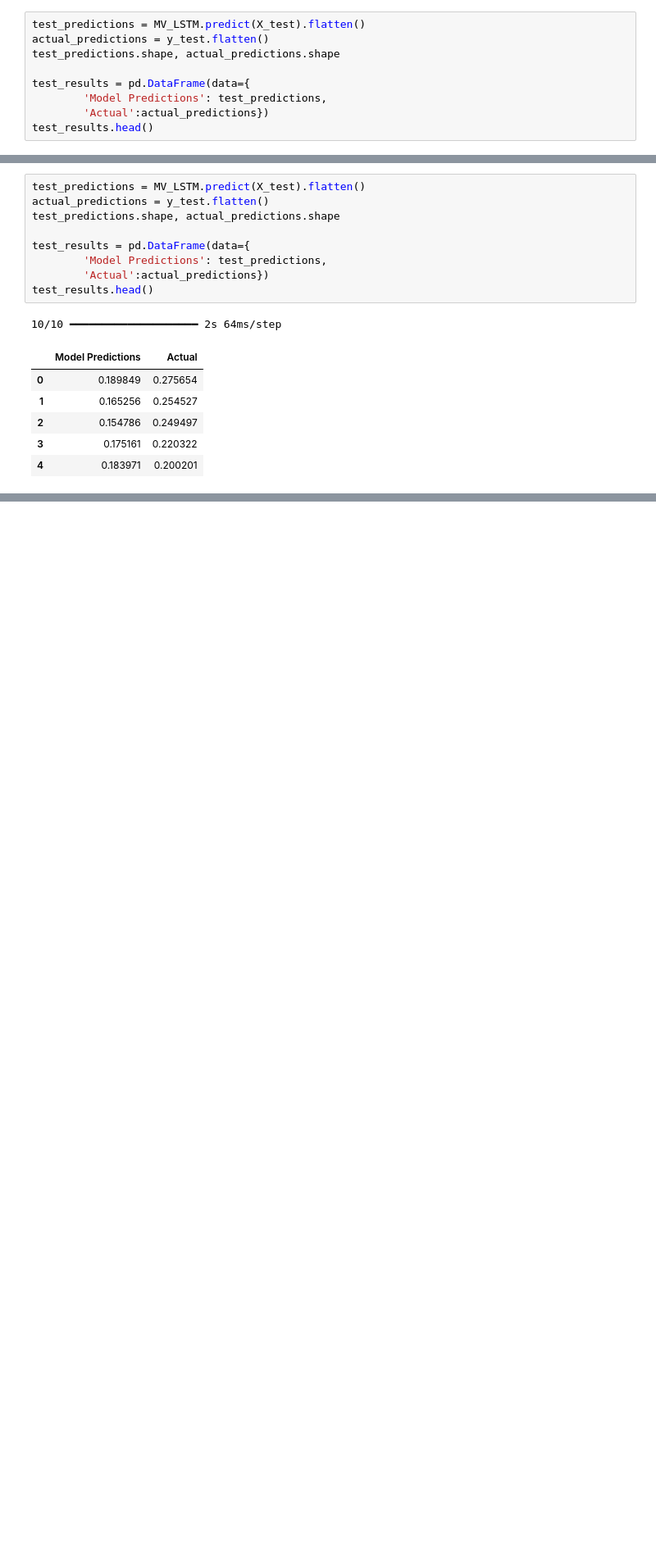
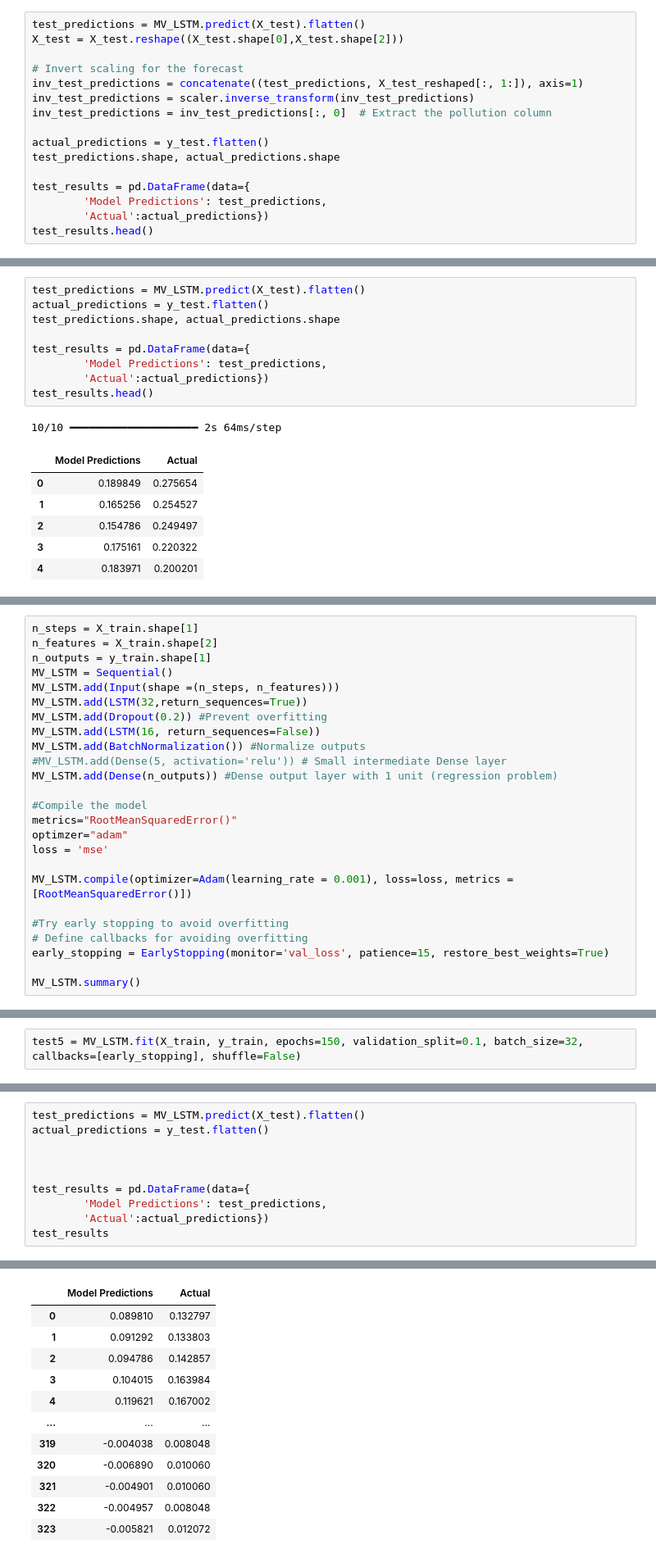
Before and after one commit to djjjones6/Group_Assessment_2, a Jupyter notebook: Matt W/LSTM_practice.ipynb, the cells around one changed output, grey strips where cells are left out. Shown: that part at 82% size. Drawn from its saved outputs; the diff is of its cells as text; blank space fills up the shorter version.

```diff
--- a/Matt W/LSTM_practice.ipynb
+++ b/Matt W/LSTM_practice.ipynb
@@ -154,5 +173,12 @@ history.predict(X_test): This generates predictions for X_test, resulting in a 2
 # %%
 test_predictions = MV_LSTM.predict(X_test).flatten()
+X_test = X_test.reshape((X_test.shape[0],X_test.shape[2]))
+
+# Invert scaling for the forecast
+inv_test_predictions = concatenate((test_predictions, X_test_reshaped[:, 1:]), axis=1)
+inv_test_predictions = scaler.inverse_transform(inv_test_predictions)
+inv_test_predictions = inv_test_predictions[:, 0]  # Extract the pollution column
+
 actual_predictions = y_test.flatten()
 test_predictions.shape, actual_predictions.shape
 
@@ -326,0 +513,25 @@ test_results.head()
+# %%
+n_steps = X_train.shape[1]
+n_features = X_train.shape[2]
+n_outputs = y_train.shape[1]
+MV_LSTM = Sequential()
+MV_LSTM.add(Input(shape =(n_steps, n_features)))
+MV_LSTM.add(LSTM(32,return_sequences=True))
+MV_LSTM.add(Dropout(0.2)) #Prevent overfitting
+MV_LSTM.add(LSTM(16, return_sequences=False))
+MV_LSTM.add(BatchNormalization()) #Normalize outputs
+#MV_LSTM.add(Dense(5, activation='relu')) # Small intermediate Dense layer
+MV_LSTM.add(Dense(n_outputs)) #Dense output layer with 1 unit (regression problem)
+
+#Compile the model
+metrics="RootMeanSquaredError()"
+optimzer="adam"
+loss = 'mse'
+
+MV_LSTM.compile(optimizer=Adam(learning_rate = 0.001), loss=loss, metrics = [RootMeanSquaredError()])
+
+#Try early stopping to avoid overfitting
+# Define callbacks for avoiding overfitting
+early_stopping = EarlyStopping(monitor='val_loss', patience=15, restore_best_weights=True)
+
+MV_LSTM.summary()
@@ -326,0 +557,2 @@ test_results.head()
+# %%
+test5 = MV_LSTM.fit(X_train, y_train, epochs=150, validation_split=0.1, batch_size=32, callbacks=[early_stopping], shuffle=False)
@@ -326,0 +577,11 @@ test_results.head()
+# %%
+test_predictions = MV_LSTM.predict(X_test).flatten()
+actual_predictions = y_test.flatten()
+
+
+
+test_results = pd.DataFrame(data={
+        'Model Predictions': test_predictions,
+        'Actual':actual_predictions})
+test_results
+# %% [output]
@@ -326,0 +589,12 @@ test_results.head()
+|  | Model Predictions | Actual |
+| 0 | 0.089810 | 0.132797 |
+| 1 | 0.091292 | 0.133803 |
+| 2 | 0.094786 | 0.142857 |
+| 3 | 0.104015 | 0.163984 |
+| 4 | 0.119621 | 0.167002 |
+| ... | ... | ... |
+| 319 | -0.004038 | 0.008048 |
+| 320 | -0.006890 | 0.010060 |
+| 321 | -0.004901 | 0.010060 |
+| 322 | -0.004957 | 0.008048 |
+| 323 | -0.005821 | 0.012072 |
```
Also changed, not shown: parts of 41 cells of this notebook, 4 other files.
